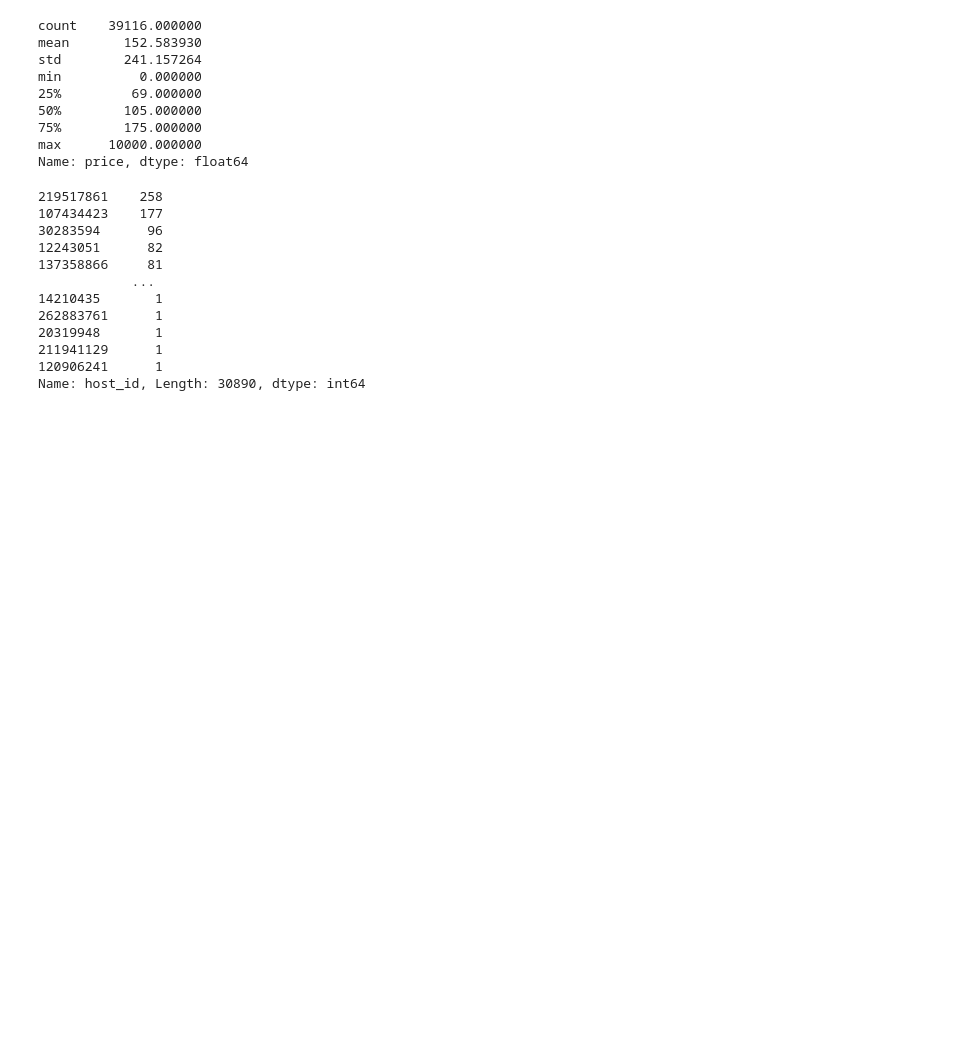
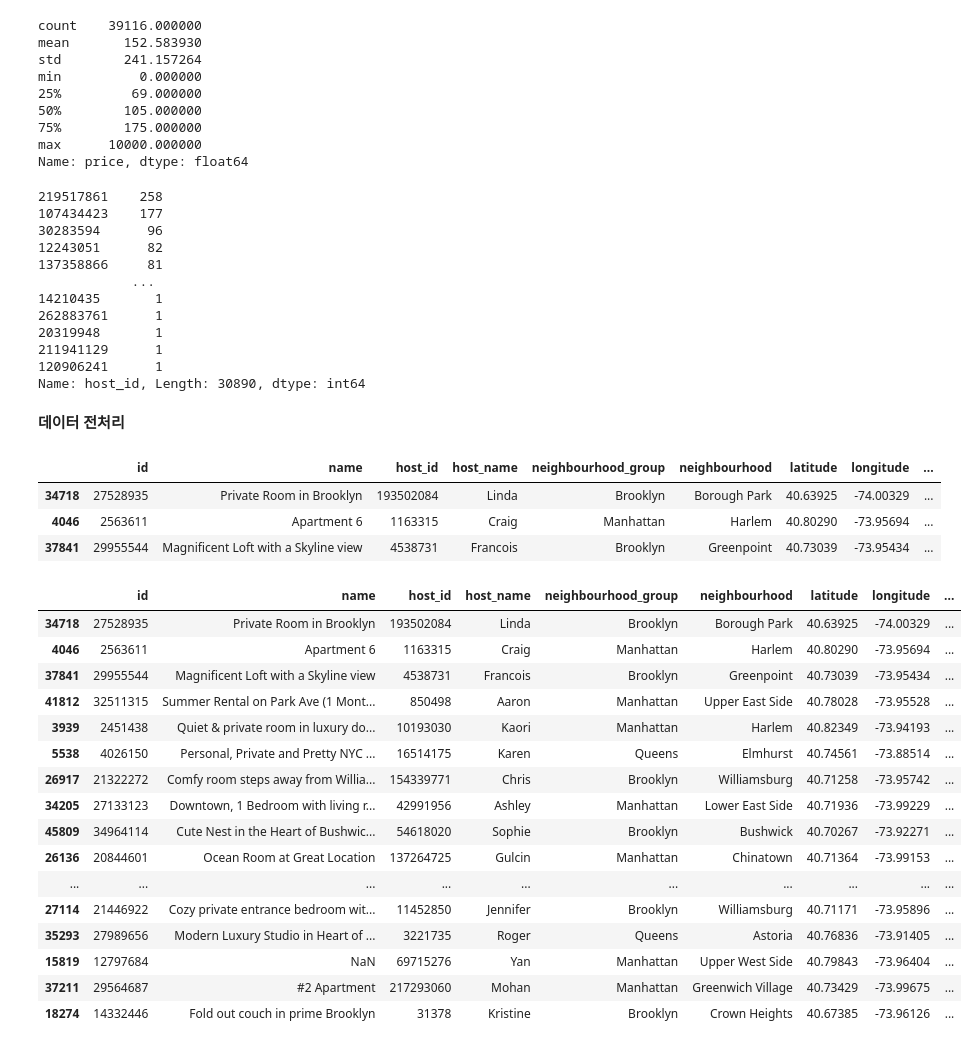
Before and after one commit to HWMV/No_use_repo_Aiffel, a Jupyter notebook: Machine_Learning/Airbnb.ipynb, the cells around one changed output. Cells and saved outputs as stored; diff of their text form; code cells hidden in the pictures; blank space fills up the shorter version.

```diff
--- a/Machine_Learning/Airbnb.ipynb
+++ b/Machine_Learning/Airbnb.ipynb
@@ -141,3 +143,37 @@ x_train['host_id'].value_counts()
 211941129      1
 120906241      1
 Name: host_id, Length: 30890, dtype: int64
+# %% [markdown]
+**데이터 전처리**
+# %%
+# 샘플 확인
+display(x_train.head(3))
+
+# 필요없는 컬럼들 삭제
+x_train = x_train.drop('last_review', axis=1)
+x_test = x_test.drop('last_review', axis=1)
+
+# 샘플 확인
+display(x_train.head(30))
+# %% [output]
+|  | id | name | host_id | host_name | neighbourhood_group | neighbourhood | latitude | longitude | ... |
+| 34718 | 27528935 | Private Room in Brooklyn | 193502084 | Linda | Brooklyn | Borough Park | 40.63925 | -74.00329 | ... |
+| 4046 | 2563611 | Apartment 6 | 1163315 | Craig | Manhattan | Harlem | 40.80290 | -73.95694 | ... |
+| 37841 | 29955544 | Magnificent Loft with a Skyline view | 4538731 | Francois | Brooklyn | Greenpoint | 40.73039 | -73.95434 | ... |
+|  | id | name | host_id | host_name | neighbourhood_group | neighbourhood | latitude | longitude | ... |
+| 34718 | 27528935 | Private Room in Brooklyn | 193502084 | Linda | Brooklyn | Borough Park | 40.63925 | -74.00329 | ... |
+| 4046 | 2563611 | Apartment 6 | 1163315 | Craig | Manhattan | Harlem | 40.80290 | -73.95694 | ... |
+| 37841 | 29955544 | Magnificent Loft with a Skyline view | 4538731 | Francois | Brooklyn | Greenpoint | 40.73039 | -73.95434 | ... |
+| 41812 | 32511315 | Summer Rental on Park Ave (1 Mont... | 850498 | Aaron | Manhattan | Upper East Side | 40.78028 | -73.95528 | ... |
+| 3939 | 2451438 | Quiet & private room in luxury do... | 10193030 | Kaori | Manhattan | Harlem | 40.82349 | -73.94193 | ... |
+| 5538 | 4026150 | Personal, Private and Pretty NYC ... | 16514175 | Karen | Queens | Elmhurst | 40.74561 | -73.88514 | ... |
+| 26917 | 21322272 | Comfy room steps away from Willia... | 154339771 | Chris | Brooklyn | Williamsburg | 40.71258 | -73.95742 | ... |
+| 34205 | 27133123 | Downtown, 1 Bedroom with living r... | 42991956 | Ashley | Manhattan | Lower East Side | 40.71936 | -73.99229 | ... |
+| 45809 | 34964114 | Cute Nest in the Heart of Bushwic... | 54618020 | Sophie | Brooklyn | Bushwick | 40.70267 | -73.92271 | ... |
+| 26136 | 20844601 | Ocean Room at Great Location | 137264725 | Gulcin | Manhattan | Chinatown | 40.71364 | -73.99153 | ... |
+| ... | ... | ... | ... | ... | ... | ... | ... | ... | ... |
+| 27114 | 21446922 | Cozy private entrance bedroom wit... | 11452850 | Jennifer | Brooklyn | Williamsburg | 40.71171 | -73.95896 | ... |
+| 35293 | 27989656 | Modern Luxury Studio in Heart of ... | 3221735 | Roger | Queens | Astoria | 40.76836 | -73.91405 | ... |
+| 15819 | 12797684 | NaN | 69715276 | Yan | Manhattan | Upper West Side | 40.79843 | -73.96404 | ... |
+| 37211 | 29564687 | #2 Apartment | 217293060 | Mohan | Manhattan | Greenwich Village | 40.73429 | -73.99675 | ... |
+| 18274 | 14332446 | Fold out couch in prime Brooklyn | 31378 | Kristine | Brooklyn | Crown Heights | 40.67385 | -73.96126 | ... |
```
Also changed, not shown: parts of 11 cells of this notebook.
